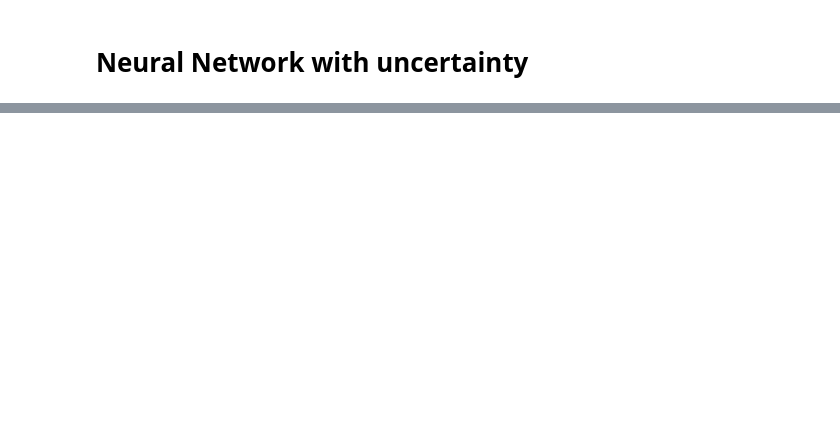
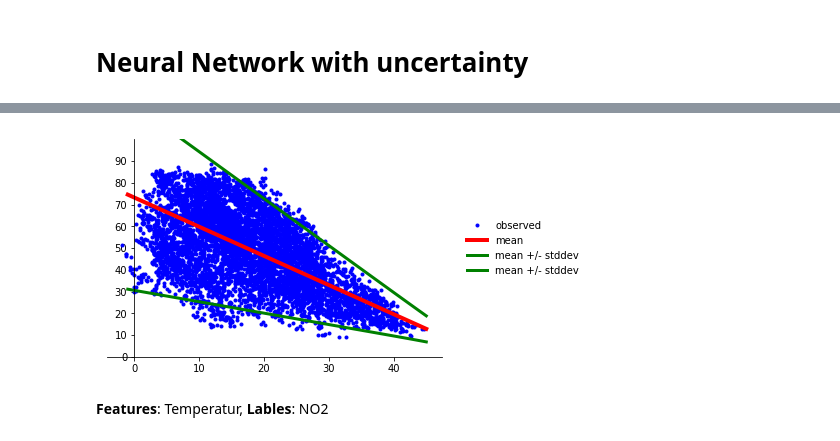
Before and after one commit to tom-schoener/ml-probability, a Jupyter notebook: tfp-evaluation/notebooks/air_quality.ipynb, the cells around one changed output, grey strips where cells are left out. Drawn from its saved outputs; the diff is of its cells as text; code cells hidden in the pictures; blank space fills up the shorter version.

```diff
--- a/tfp-evaluation/notebooks/air_quality.ipynb
+++ b/tfp-evaluation/notebooks/air_quality.ipynb
@@ -187,21 +218,3 @@ plt.legend(loc='center left', fancybox=True, framealpha=0., bbox_to_anchor=(1.05
 # %% [markdown]
 # Neural Network with uncertainty
-# %%
-# model
-model = tf.keras.Sequential([
-  tf.keras.layers.Dense(2),
-  tfp.layers.DistributionLambda(lambda t: tfd.Normal(
-      loc=t[..., :1],
-      scale=1e-3 + tf.math.softplus(5e-3 * t[...,1:])))
-])
-
-# inference
-negloglik = lambda y_, rv_y: -rv_y.log_prob(y_)
-model.compile(optimizer=tf.optimizers.Adam(learning_rate=0.01), loss=negloglik)
-model.fit(x, y, epochs=5000);
-
-# Profit.
-[print(np.squeeze(w.numpy())) for w in model.weights];
-yhat = model(x_test)
-assert isinstance(yhat, tfd.Distribution)
 # %%
@@ -231,0 +269,16 @@ plt.legend(loc='center left', fancybox=True, framealpha=0., bbox_to_anchor=(1.05
+# %%
+# model
+rh_x2, rh_y2, rh_model2 = model_with_uncertainty('T', 'RH')
+# %%
+#@title Label RH: Aleatoric Uncertainty
+rh_x_test2 = np.linspace(-1, 45, 50)
+rh_x_test2 = rh_x_test2[..., np.newaxis]
+rh_predictions2 = rh_model2(rh_x_test2)
+
+assert isinstance(rh_predictions2, tfd.Distribution)
+
+plot_with_uncertainty((rh_x2, rh_y2), (rh_x_test2, rh_predictions2), 'RH')
+# %% [output]
+[figure, added]
+# %% [markdown]
+**Features**: Temperatur, **Lables**: NO2
```
Also changed, not shown: parts of 15 cells of this notebook.
